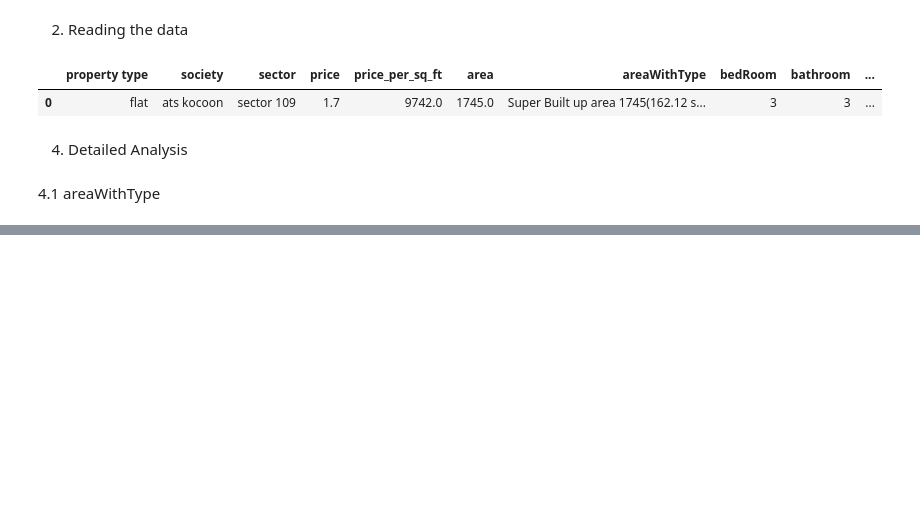
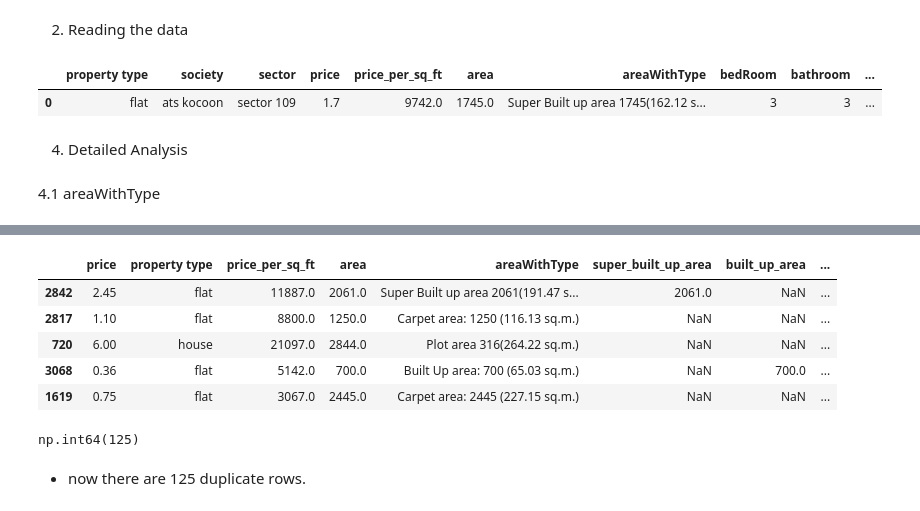
Before and after one commit to abhishek-saurav/real_estate_project, a Jupyter notebook: Data Cleaning/feature_engineering.ipynb, the cells around one changed output, grey strips where cells are left out. Cells and saved outputs as stored; diff of their text form; code cells hidden in the pictures; blank space fills up the shorter version.

```diff
--- a/Data Cleaning/feature_engineering.ipynb
+++ b/Data Cleaning/feature_engineering.ipynb
@@ -50,9 +52,13 @@ def get_super_built_up_area(text):
 # function to extract the built up area or carpet area
 
 def get_area(text, area_type):
-    match = re.search(area_type + r'\s*:\s*(\d+\.?\d*)', text)
+    match = (re
+             .search(area_type + r'\s*:\s*(\d+\.?\d*)',
+                     text)
+    )
     if match:
-        return float(match.group(1))
+        return float(match
+                     .group(1))
     return None
 # %%
 # this function checks if the area is in sq.m and converts to square feet if needed
@@ -68,5 +74,12 @@ def convert_to_sqft(text, area_value):
 # %%
 # extracting super built up area and converting it into sq_ft if needed
 
-df['super_built_up_area'] = df.areaWithType.apply(get_super_built_up_area)
-df['super_built_up_area'] = df.apply(lambda x: convert_to_sqft(x['areaWithType'], x['super_built_up_area']), axis=1)
+df['super_built_up_area'] = (df
+                             .areaWithType
+                             .apply(get_super_built_up_area)
+)
+df['super_built_up_area'] = (df
+                             .apply(lambda x: convert_to_sqft(x['areaWithType'],
+                                                              x['super_built_up_area']),
+                                                              axis=1)
+)
@@ -74,0 +86,40 @@ df['super_built_up_area'] = df.apply(lambda x: convert_to_sqft(x['areaWithType']
+# %%
+# extracting built up area and converting it if needed
+
+df['built_up_area'] = (df
+                       .areaWithType
+                       .apply(lambda x: get_area(x, 'Built Up area')))
+
+df['built_up_area'] = (df
+                       .apply(lambda x: convert_to_sqft(x['areaWithType'],
+                                              x['built_up_area']), axis = 1))
+# %%
+# extracting carpet area and converting it if needed
+
+df['carpet_area'] = (df
+                     .areaWithType
+                     .apply(lambda x: get_area(x, "Carpet area")))
+
+df["carpet_area"] = (df
+                     .apply(lambda x: convert_to_sqft(x['areaWithType'],
+                                                      x['carpet_area']), axis= 1)
+                        )
+# %%
+df[['price', 'property type', 'price_per_sq_ft', 'area', 'areaWithType','super_built_up_area', 'built_up_area', 'carpet_area']].sample(5)
+# %% [output]
+|  | price | property type | price_per_sq_ft | area | areaWithType | super_built_up_area | built_up_area | ... |
+| 2842 | 2.45 | flat | 11887.0 | 2061.0 | Super Built up area 2061(191.47 s... | 2061.0 | NaN | ... |
+| 2817 | 1.10 | flat | 8800.0 | 1250.0 | Carpet area: 1250 (116.13 sq.m.) | NaN | NaN | ... |
+| 720 | 6.00 | house | 21097.0 | 2844.0 | Plot area 316(264.22 sq.m.) | NaN | NaN | ... |
+| 3068 | 0.36 | flat | 5142.0 | 700.0 | Built Up area: 700 (65.03 sq.m.) | NaN | 700.0 | ... |
+| 1619 | 0.75 | flat | 3067.0 | 2445.0 | Carpet area: 2445 (227.15 sq.m.) | NaN | NaN | ... |
+# %%
+(
+    df
+    .duplicated()
+    .sum()
+)
+# %% [output]
+np.int64(125)
+# %% [markdown]
+- now there are 125 duplicate rows.
```
Also changed, not shown: parts of 41 cells of this notebook.
